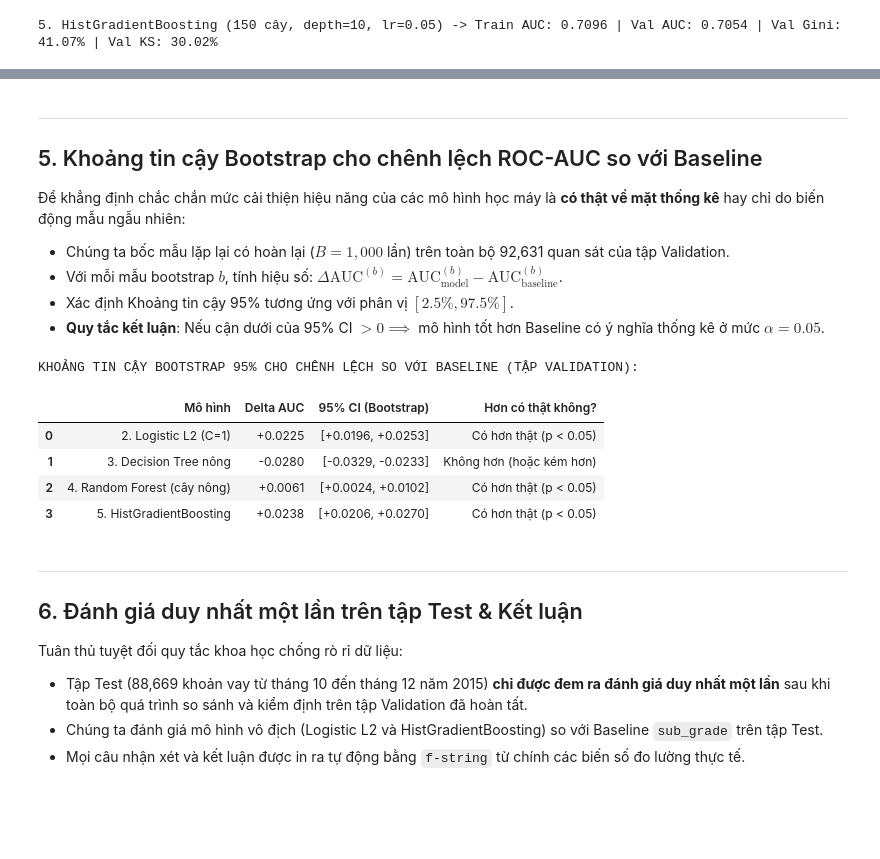
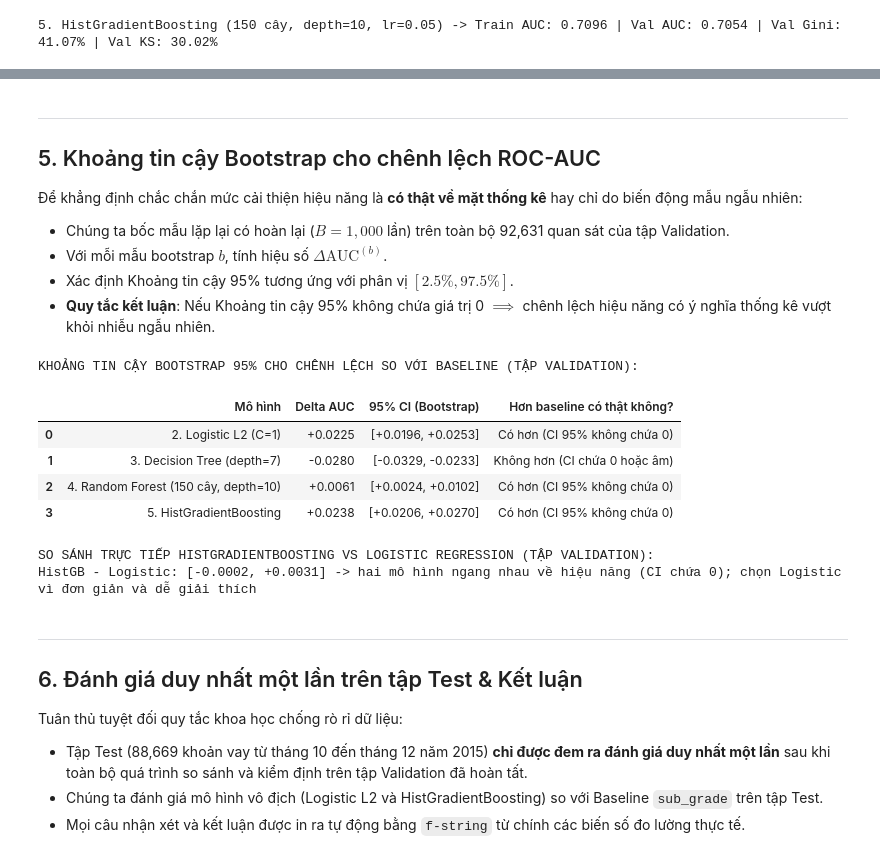
Before and after one commit to Eliza516/Lending-Club-Credit-Scoring, a Jupyter notebook: notebooks/03_logistic.ipynb, the cells around one changed output, grey strips where cells are left out. Drawn from its saved outputs; the diff is of its cells as text; code cells hidden in the pictures; blank space fills up the shorter version.

```diff
--- a/notebooks/03_logistic.ipynb
+++ b/notebooks/03_logistic.ipynb
@@ -345,12 +370,12 @@ model_records = [
         'auc_tr': auc_tr_lr, 'auc_va': auc_va_lr, 'gini_va': gini_va_lr, 'ks_va': ks_va_lr
     },
     {
-        'name': '3. Decision Tree nông',
+        'name': '3. Decision Tree (depth=7)',
         'p_tr': p_train_dt, 'p_va': p_val_dt, 'p_te': p_test_dt,
         'auc_tr': auc_tr_dt, 'auc_va': auc_va_dt, 'gini_va': gini_va_dt, 'ks_va': ks_va_dt
     },
     {
-        'name': '4. Random Forest (cây nông)',
+        'name': '4. Random Forest (150 cây, depth=10)',
         'p_tr': p_train_rf, 'p_va': p_val_rf, 'p_te': p_test_rf,
         'auc_tr': auc_tr_rf, 'auc_va': auc_va_rf, 'gini_va': gini_va_rf, 'ks_va': ks_va_rf
     },
@@ -405,50 +430,68 @@ BẢNG SO SÁNH HIỆU NĂNG VÀ KIỂM TRA QUÁ KHỚP TRÊN TẬP VALIDATION:
 Đã lưu biểu đồ so sánh ROC tại: artifacts/figures/03_so_sanh_cac_mo_hinh.png
 # %% [markdown]
 ---
-## 5. Khoảng tin cậy Bootstrap cho chênh lệch ROC-AUC so với Baseline
+## 5. Khoảng tin cậy Bootstrap cho chênh lệch ROC-AUC
 
-Để khẳng định chắc chắn mức cải thiện hiệu năng của các mô hình học máy là **có thật về mặt thống kê** hay chỉ do biến động mẫu ngẫu nhiên:
+Để khẳng định chắc chắn mức cải thiện hiệu năng là **có thật về mặt thống kê** hay chỉ do biến động mẫu ngẫu nhiên:
 - Chúng ta bốc mẫu lặp lại có hoàn lại ($B = 1,000$ lần) trên toàn bộ 92,631 quan sát của tập Validation.
-- Với mỗi mẫu bootstrap $b$, tính hiệu số: $\Delta \text{AUC}^{(b)} = \text{AUC}_{\text{model}}^{(b)} - \text{AUC}_{\text{baseline}}^{(b)}$.
+- Với mỗi mẫu bootstrap $b$, tính hiệu số $\Delta \text{AUC}^{(b)}$.
 - Xác định Khoảng tin cậy 95% tương ứng với phân vị $[2.5\%, 97.5\%]$.
-- **Quy tắc kết luận**: Nếu cận dưới của 95% CI $> 0 \implies$ mô hình tốt hơn Baseline có ý nghĩa thống kê ở mức $\alpha = 0.05$.
+- **Quy tắc kết luận**: Nếu Khoảng tin cậy 95% không chứa giá trị 0 $\implies$ chênh lệch hiệu năng có ý nghĩa thống kê vượt khỏi nhiễu ngẫu nhiên.
 # %%
-# Bootstrap B=1000 resamples trên tập Validation
+# Bootstrap B=1000 resamples so sánh với Baseline trên tập Validation
 B = 1000
 n_val = len(y_val)
+np.random.seed(SEED)
 boot_records = []
 
 for m in model_records[1:]:  # So sánh 4 mô hình học máy với Baseline
     diffs = []
     for _ in range(B):
         idx = np.random.randint(0, n_val, size=n_val)
         auc_m = roc_auc_score(y_val[idx], m['p_va'][idx])
         auc_b = roc_auc_score(y_val[idx], p_val_base[idx])
         diffs.append(auc_m - auc_b)
 
     diffs = np.array(diffs)
     ci_lower = np.percentile(diffs, 2.5)
     ci_upper = np.percentile(diffs, 97.5)
     mean_diff = np.mean(diffs)
     is_significant = ci_lower > 0
 
     boot_records.append({
         'Mô hình': m['name'],
         'Delta AUC': f"{mean_diff:+.4f}",
         '95% CI (Bootstrap)': f"[{ci_lower:+.4f}, {ci_upper:+.4f}]",
-        'Hơn có thật không?': 'Có hơn thật (p < 0.05)' if is_significant else 'Không hơn (hoặc kém hơn)'
+        'Hơn baseline có thật không?': 'Có hơn (CI 95% không chứa 0)' if is_significant else 'Không hơn (CI chứa 0 hoặc âm)'
     })
 
 bootstrap_df = pd.DataFrame(boot_records)
 print('KHOẢNG TIN CẬY BOOTSTRAP 95% CHO CHÊNH LỆCH SO VỚI BASELINE (TẬP VALIDATION):')
 display(bootstrap_df)
 # %% [output]
 KHOẢNG TIN CẬY BOOTSTRAP 95% CHO CHÊNH LỆCH SO VỚI BASELINE (TẬP VALIDATION):
-|  | Mô hình | Delta AUC | 95% CI (Bootstrap) | Hơn có thật không? |
-| 0 | 2. Logistic L2 (C=1) | +0.0225 | [+0.0196, +0.0253] | Có hơn thật (p < 0.05) |
-| 1 | 3. Decision Tree nông | -0.0280 | [-0.0329, -0.0233] | Không hơn (hoặc kém hơn) |
-| 2 | 4. Random Forest (cây nông) | +0.0061 | [+0.0024, +0.0102] | Có hơn thật (p < 0.05) |
-| 3 | 5. HistGradientBoosting | +0.0238 | [+0.0206, +0.0270] | Có hơn thật (p < 0.05) |
+|  | Mô hình | Delta AUC | 95% CI (Bootstrap) | Hơn baseline có thật không? |
+| 0 | 2. Logistic L2 (C=1) | +0.0225 | [+0.0196, +0.0253] | Có hơn (CI 95% không chứa 0) |
+| 1 | 3. Decision Tree (depth=7) | -0.0280 | [-0.0329, -0.0233] | Không hơn (CI chứa 0 hoặc âm) |
+| 2 | 4. Random Forest (150 cây, depth=10) | +0.0061 | [+0.0024, +0.0102] | Có hơn (CI 95% không chứa 0) |
+| 3 | 5. HistGradientBoosting | +0.0238 | [+0.0206, +0.0270] | Có hơn (CI 95% không chứa 0) |
+# %%
+# Kiểm định Bootstrap 95% so sánh trực tiếp giữa HistGradientBoosting và Logistic Regression
+diffs_hgb_lr = []
+for _ in range(B):
+    idx = np.random.randint(0, n_val, size=n_val)
+    diffs_hgb_lr.append(roc_auc_score(y_val[idx], p_val_hgb[idx]) - roc_auc_score(y_val[idx], p_val_lr[idx]))
+
+lo, hi = np.percentile(diffs_hgb_lr, [2.5, 97.5])
+diff_hgb_lr_mean = np.mean(diffs_hgb_lr)
+is_hgb_lr_equal = (lo <= 0 <= hi)
+conclusion_hgb_lr = "hai mô hình ngang nhau về hiệu năng (CI chứa 0); chọn Logistic vì đơn giản và dễ giải thích" if is_hgb_lr_equal else "khác biệt vượt nhiễu ngẫu nhiên"
+
+print("SO SÁNH TRỰC TIẾP HISTGRADIENTBOOSTING VS LOGISTIC REGRESSION (TẬP VALIDATION):")
+print(f"HistGB - Logistic: [{lo:+.4f}, {hi:+.4f}] -> {conclusion_hgb_lr}")
+# %% [output]
+SO SÁNH TRỰC TIẾP HISTGRADIENTBOOSTING VS LOGISTIC REGRESSION (TẬP VALIDATION):
+HistGB - Logistic: [-0.0002, +0.0031] -> hai mô hình ngang nhau về hiệu năng (CI chứa 0); chọn Logistic vì đơn giản và dễ giải thích
 # %% [markdown]
 ---
 ## 6. Đánh giá duy nhất một lần trên tập Test & Kết luận
```
Also changed, not shown: parts of 7 cells of this notebook, 2 other files.
